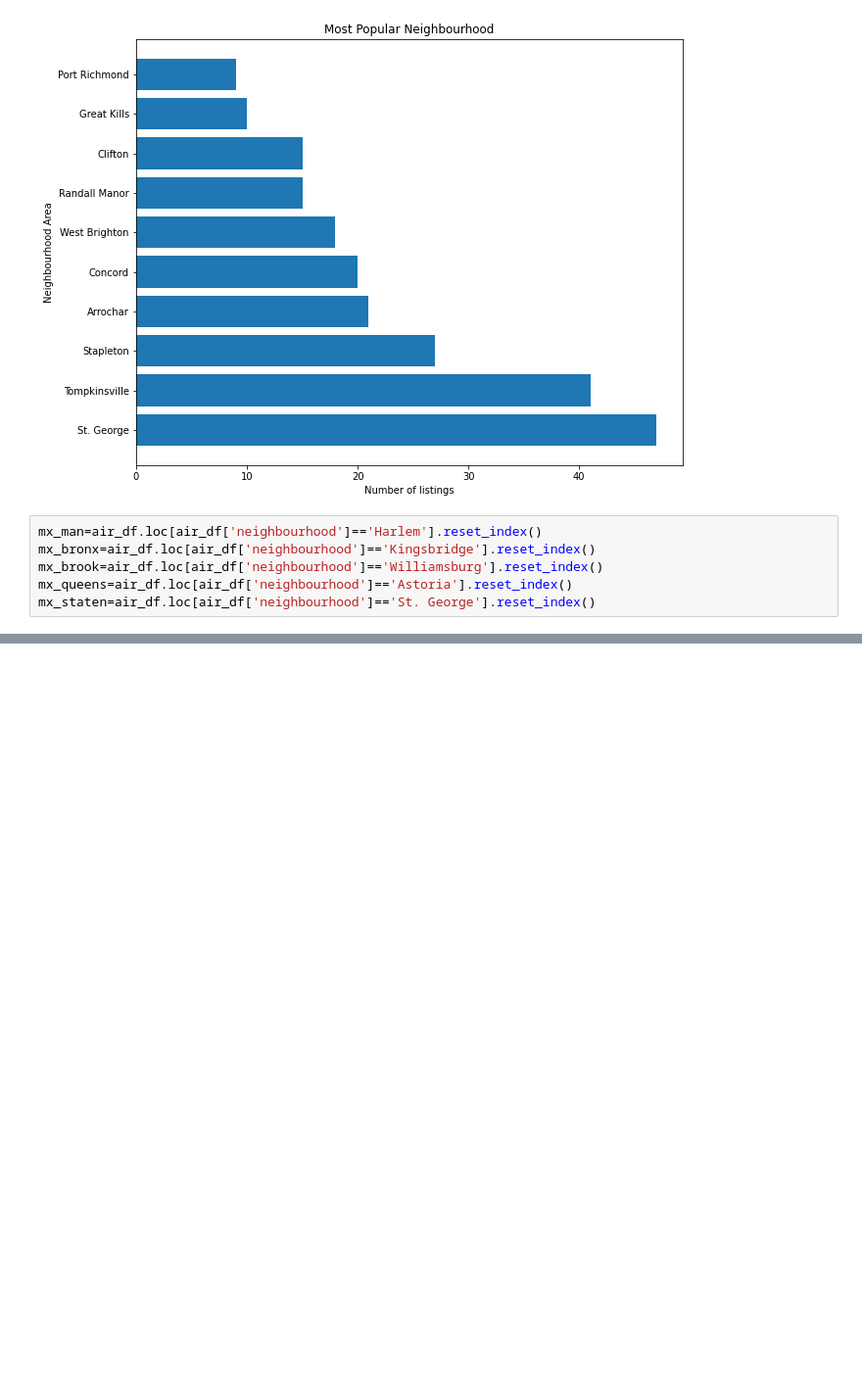
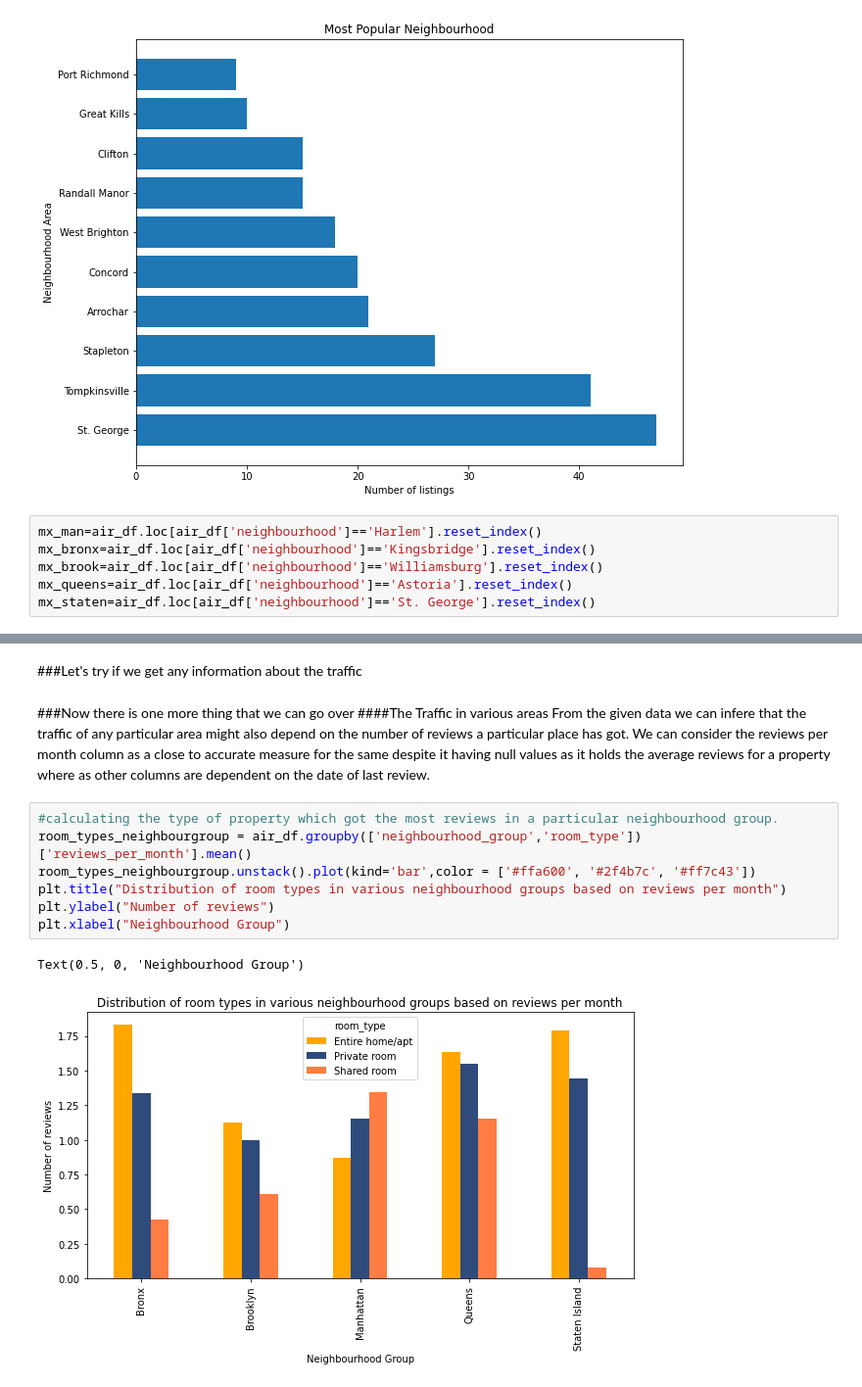
Before and after one commit to Ishakasar/NY_Airbnb, a Jupyter notebook: Isha_Kasar_Team_4_Capstone_Project.ipynb, the cells around one changed output, grey strips where cells are left out. Shown at 98% size. Drawn from its saved outputs; the diff is of its cells as text; blank space fills up the shorter version.

```diff
--- a/Isha_Kasar_Team_4_Capstone_Project.ipynb
+++ b/Isha_Kasar_Team_4_Capstone_Project.ipynb
@@ -441,0 +444,16 @@ plt.barh(x, y)
+# %% [markdown]
+###Let's try if we get any information about the traffic
+# %% [markdown]
+###Now there is one more thing that we can go over
+####The Traffic in various areas
+From the given data we can infere that the traffic of any particular area might also depend on the number of reviews a particular place has got. We can consider the reviews per month column as a close to accurate measure for the same despite it having null values as it holds the average reviews for a property where as other columns are dependent on the date of last review.
+# %%
+#calculating the type of property which got the most reviews in a particular neighbourhood group.
+room_types_neighbourgroup = air_df.groupby(['neighbourhood_group','room_type'])['reviews_per_month'].mean()
+room_types_neighbourgroup.unstack().plot(kind='bar',color = ['#ffa600', '#2f4b7c', '#ff7c43'])
+plt.title("Distribution of room types in various neighbourhood groups based on reviews per month")
+plt.ylabel("Number of reviews")
+plt.xlabel("Neighbourhood Group")
+# %% [output]
+Text(0.5, 0, 'Neighbourhood Group')
+[figure, added]
```
Also changed, not shown: parts of 23 cells of this notebook.
